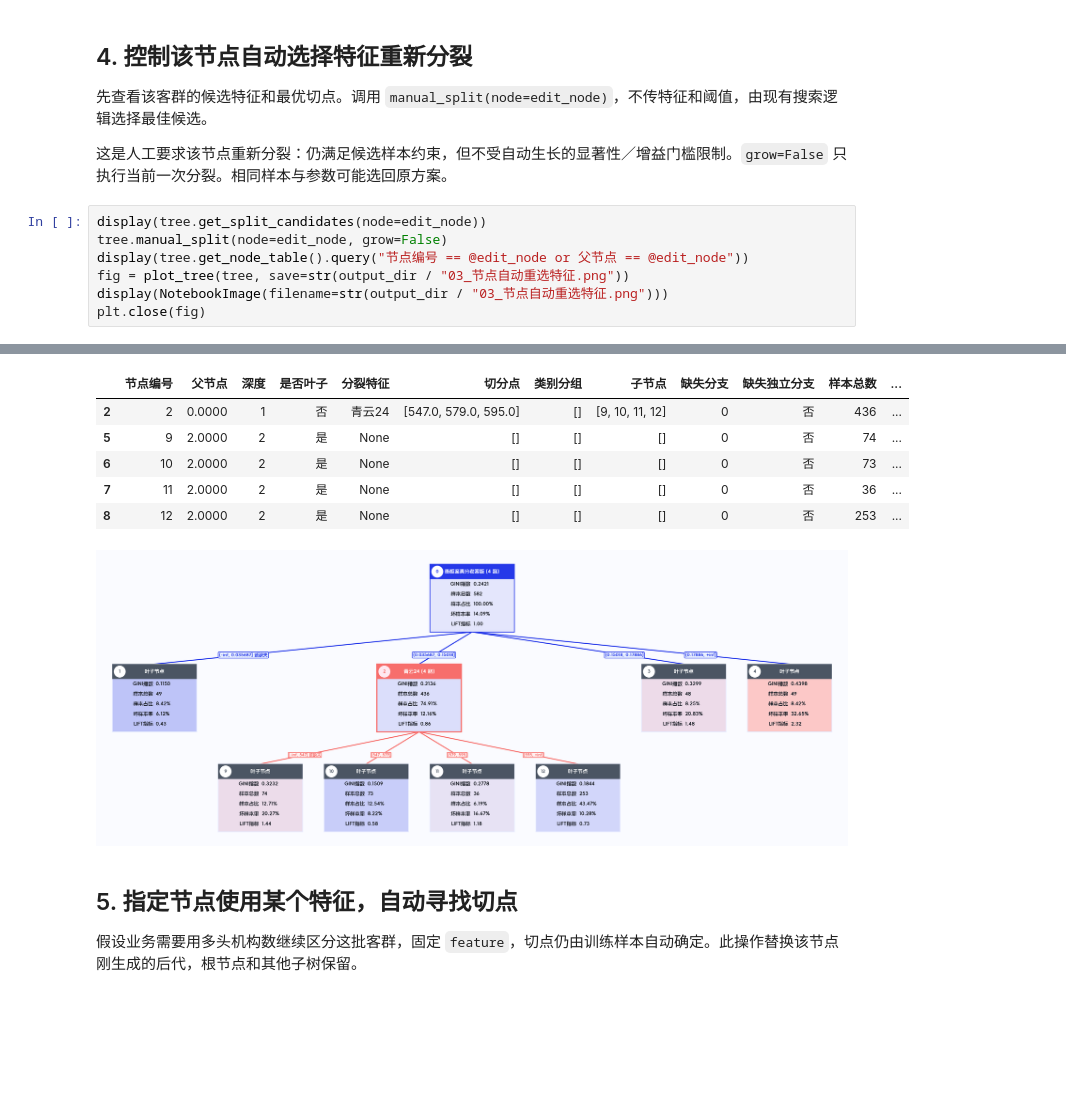
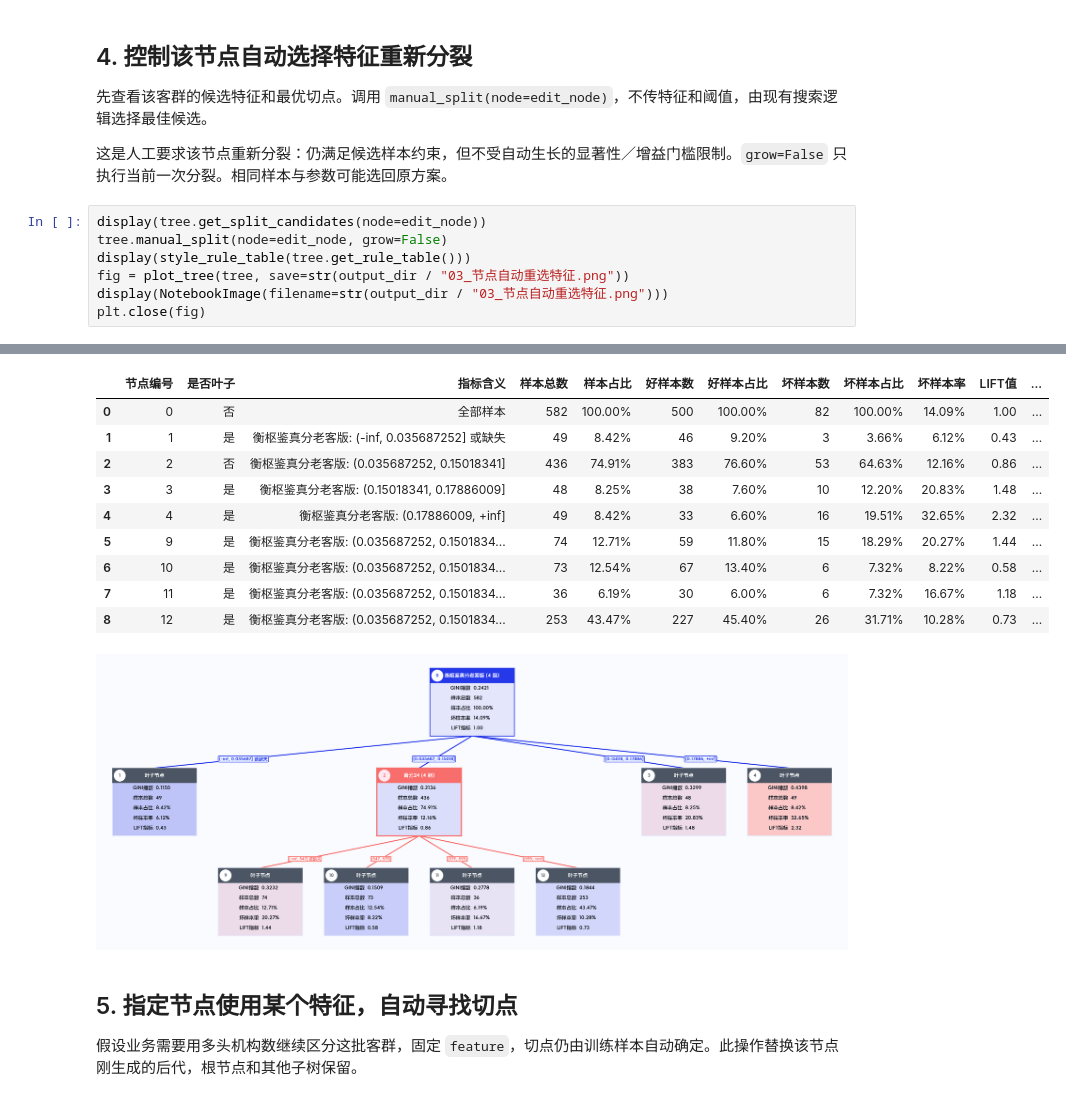
Before and after one commit to hengshu-credit/hscredit, a Jupyter notebook: examples/26_multiway_tree.ipynb, the cells around one changed output, grey strips where cells are left out. Saved outputs shown, nothing was run; the diff lists cells and outputs as text; blank space fills up the shorter version.

Commit message:
feat: unify tree rule APIs and export mining reports with dataset overview

```diff
--- a/examples/26_multiway_tree.ipynb
+++ b/examples/26_multiway_tree.ipynb
@@ -145,22 +145,26 @@ plt.close(fig)
 # %%
 display(tree.get_split_candidates(node=edit_node))
 tree.manual_split(node=edit_node, grow=False)
-display(tree.get_node_table().query("节点编号 == @edit_node or 父节点 == @edit_node"))
+display(style_rule_table(tree.get_rule_table()))
 fig = plot_tree(tree, save=str(output_dir / "03_节点自动重选特征.png"))
 display(NotebookImage(filename=str(output_dir / "03_节点自动重选特征.png")))
 plt.close(fig)
 # %% [output]
 |  | 分裂特征 | 切分点 | 类别分组 | 分支数 | 缺失分支 | 缺失独立分支 | 卡方值 | P值 | 调整后P值 | 分裂增益 | 分裂价值 |
 | 0 | 青云24 | [547.0, 579.0, 595.0] | [] | 4 | 0 | 否 | 7.1450 | 0.0674 | 1.0000 | 0.0035 | 0.0035 |
 | 1 | 商品类别 | [] | [[珠宝首饰, 电脑数码], [礼包], [手机通讯, 智能设备,... | 3 | 0 | 否 | 6.3906 | 0.0410 | 0.1229 | 0.0031 | 0.0031 |
 | 2 | 衡枢鉴真分老客版 | [0.07223049589753014, 0.080403040... | [] | 4 | 0 | 否 | 5.2828 | 0.1522 | 1.0000 | 0.0026 | 0.0026 |
 | 3 | 近六个月非银多头机构数 | [64.0, 66.0, 73.0] | [] | 4 | 0 | 否 | 4.5529 | 0.2076 | 1.0000 | 0.0022 | 0.0022 |
-|  | 节点编号 | 父节点 | 深度 | 是否叶子 | 分裂特征 | 切分点 | 类别分组 | 子节点 | 缺失分支 | 缺失独立分支 | 样本总数 | ... |
-| 2 | 2 | 0.0000 | 1 | 否 | 青云24 | [547.0, 579.0, 595.0] | [] | [9, 10, 11, 12] | 0 | 否 | 436 | ... |
-| 5 | 9 | 2.0000 | 2 | 是 | None | [] | [] | [] | 0 | 否 | 74 | ... |
-| 6 | 10 | 2.0000 | 2 | 是 | None | [] | [] | [] | 0 | 否 | 73 | ... |
-| 7 | 11 | 2.0000 | 2 | 是 | None | [] | [] | [] | 0 | 否 | 36 | ... |
-| 8 | 12 | 2.0000 | 2 | 是 | None | [] | [] | [] | 0 | 否 | 253 | ... |
+|  | 节点编号 | 是否叶子 | 指标含义 | 样本总数 | 样本占比 | 好样本数 | 好样本占比 | 坏样本数 | 坏样本占比 | 坏样本率 | LIFT值 | ... |
+| 0 | 0 | 否 | 全部样本 | 582 | 100.00% | 500 | 100.00% | 82 | 100.00% | 14.09% | 1.00 | ... |
+| 1 | 1 | 是 | 衡枢鉴真分老客版: (-inf, 0.035687252] 或缺失 | 49 | 8.42% | 46 | 9.20% | 3 | 3.66% | 6.12% | 0.43 | ... |
+| 2 | 2 | 否 | 衡枢鉴真分老客版: (0.035687252, 0.15018341] | 436 | 74.91% | 383 | 76.60% | 53 | 64.63% | 12.16% | 0.86 | ... |
+| 3 | 3 | 是 | 衡枢鉴真分老客版: (0.15018341, 0.17886009] | 48 | 8.25% | 38 | 7.60% | 10 | 12.20% | 20.83% | 1.48 | ... |
+| 4 | 4 | 是 | 衡枢鉴真分老客版: (0.17886009, +inf] | 49 | 8.42% | 33 | 6.60% | 16 | 19.51% | 32.65% | 2.32 | ... |
+| 5 | 9 | 是 | 衡枢鉴真分老客版: (0.035687252, 0.1501834... | 74 | 12.71% | 59 | 11.80% | 15 | 18.29% | 20.27% | 1.44 | ... |
+| 6 | 10 | 是 | 衡枢鉴真分老客版: (0.035687252, 0.1501834... | 73 | 12.54% | 67 | 13.40% | 6 | 7.32% | 8.22% | 0.58 | ... |
+| 7 | 11 | 是 | 衡枢鉴真分老客版: (0.035687252, 0.1501834... | 36 | 6.19% | 30 | 6.00% | 6 | 7.32% | 16.67% | 1.18 | ... |
+| 8 | 12 | 是 | 衡枢鉴真分老客版: (0.035687252, 0.1501834... | 253 | 43.47% | 227 | 45.40% | 26 | 31.71% | 10.28% | 0.73 | ... |
 [figure]
 # %% [markdown]
 ## 5. 指定节点使用某个特征，自动寻找切点
```
Also changed, not shown: parts of 13 cells of this notebook, 7 other files.
